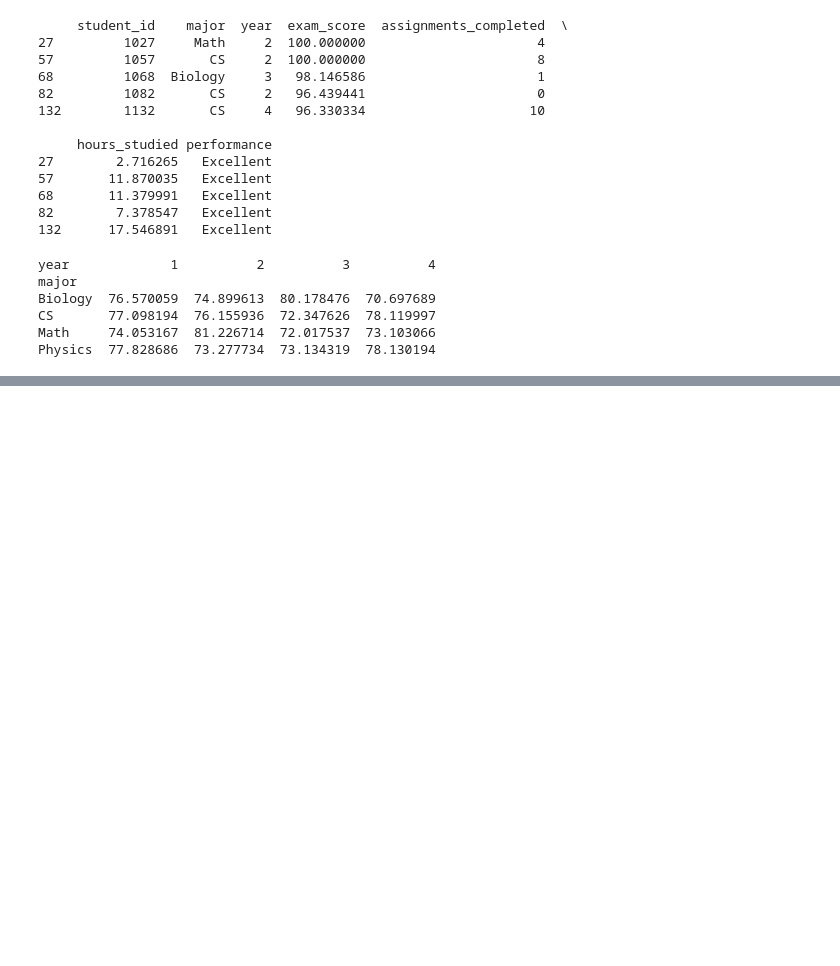
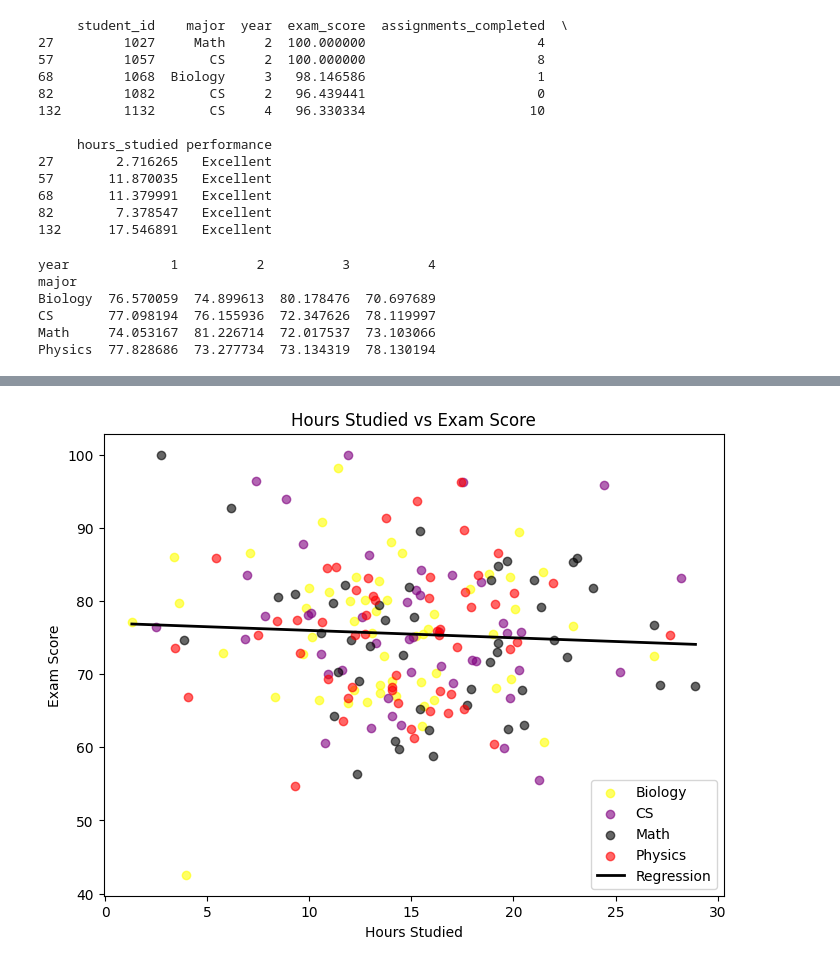
Before and after one commit to Karen-Kwatia/ai-course-lab0, a Jupyter notebook: Exercise_5.ipynb, the cells around one changed output, grey strips where cells are left out. Drawn from its saved outputs; the diff is of its cells as text; code cells hidden in the pictures; blank space fills up the shorter version.

```diff
--- a/Exercise_5.ipynb
+++ b/Exercise_5.ipynb
@@ -198,0 +225,21 @@ Physics  77.828686  73.277734  73.134319  78.130194
+# %%
+#Task 2-Relationship Visualization
+fig, scatterplot = plt.subplots(figsize=(8, 6))
+
+colors = {'CS': 'purple', 'Math': 'black', 'Physics': 'red', 'Biology': 'yellow'}
+for major, group in df.groupby('major'):
+    scatterplot.scatter(group['hours_studied'], group['exam_score'],
+               label=major, color=colors[major], alpha=0.6)
+
+clean = df[['hours_studied', 'exam_score']].dropna()
+m, b = np.polyfit(clean['hours_studied'], clean['exam_score'], 1)
+x = np.linspace(clean['hours_studied'].min(), clean['hours_studied'].max(), 100)
+scatterplot.plot(x, m*x + b, color='black', linewidth=2, label='Regression')
+
+scatterplot.set_title('Hours Studied vs Exam Score')
+scatterplot.set_xlabel('Hours Studied')
+scatterplot.set_ylabel('Exam Score')
+scatterplot.legend()
+plt.show()
+# %% [output]
+[figure, added]
```
Also changed, not shown: parts of 15 cells of this notebook.
